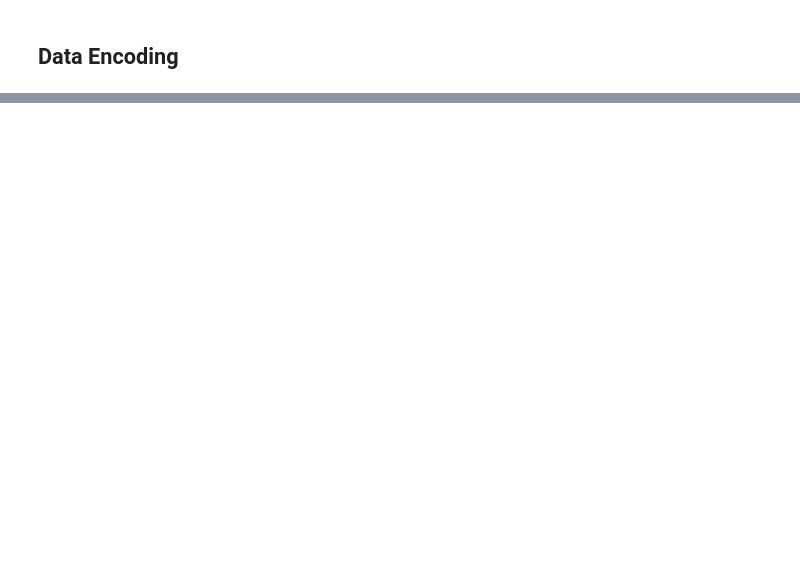
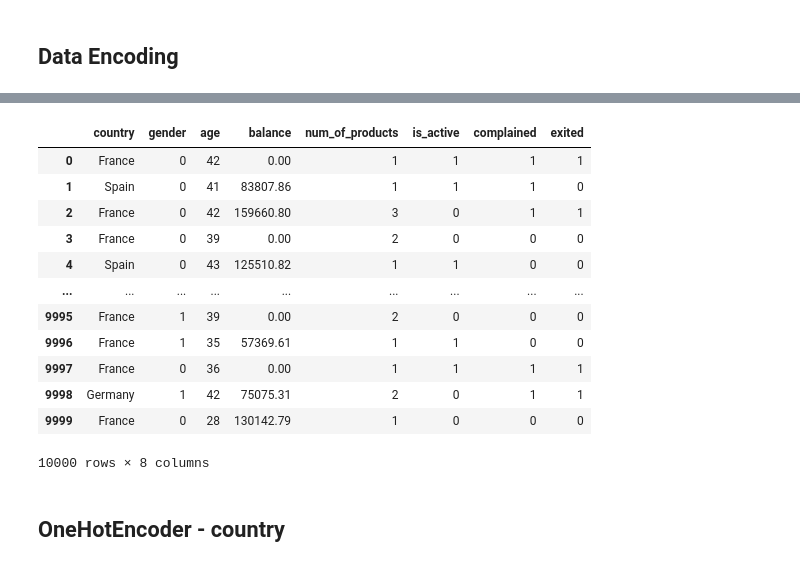
Before and after one commit to iceyisaak/ann-bank-customer-churn-prediction, a Jupyter notebook: ann-bank-customer-churn-prediction.ipynb, the cells around one changed output, grey strips where cells are left out. Saved outputs shown, nothing was run; the diff lists cells and outputs as text; code cells hidden in the pictures; blank space fills up the shorter version.

```diff
--- a/ann-bank-customer-churn-prediction.ipynb
+++ b/ann-bank-customer-churn-prediction.ipynb
@@ -1209,0 +1283,22 @@ df.head()
+# %%
+label_enc = LabelEncoder()
+# %%
+df['gender'] = label_enc.fit_transform(df['gender'])
+# %%
+df
+# %% [output]
+|  | country | gender | age | balance | num_of_products | is_active | complained | exited |
+| 0 | France | 0 | 42 | 0.00 | 1 | 1 | 1 | 1 |
+| 1 | Spain | 0 | 41 | 83807.86 | 1 | 1 | 1 | 0 |
+| 2 | France | 0 | 42 | 159660.80 | 3 | 0 | 1 | 1 |
+| 3 | France | 0 | 39 | 0.00 | 2 | 0 | 0 | 0 |
+| 4 | Spain | 0 | 43 | 125510.82 | 1 | 1 | 0 | 0 |
+| ... | ... | ... | ... | ... | ... | ... | ... | ... |
+| 9995 | France | 1 | 39 | 0.00 | 2 | 0 | 0 | 0 |
+| 9996 | France | 1 | 35 | 57369.61 | 1 | 1 | 0 | 0 |
+| 9997 | France | 0 | 36 | 0.00 | 1 | 1 | 1 | 1 |
+| 9998 | Germany | 1 | 42 | 75075.31 | 2 | 0 | 1 | 1 |
+| 9999 | France | 0 | 28 | 130142.79 | 1 | 0 | 0 | 0 |
+10000 rows × 8 columns
+# %% [markdown]
+## OneHotEncoder - country
```
Also changed, not shown: parts of 53 cells of this notebook.
